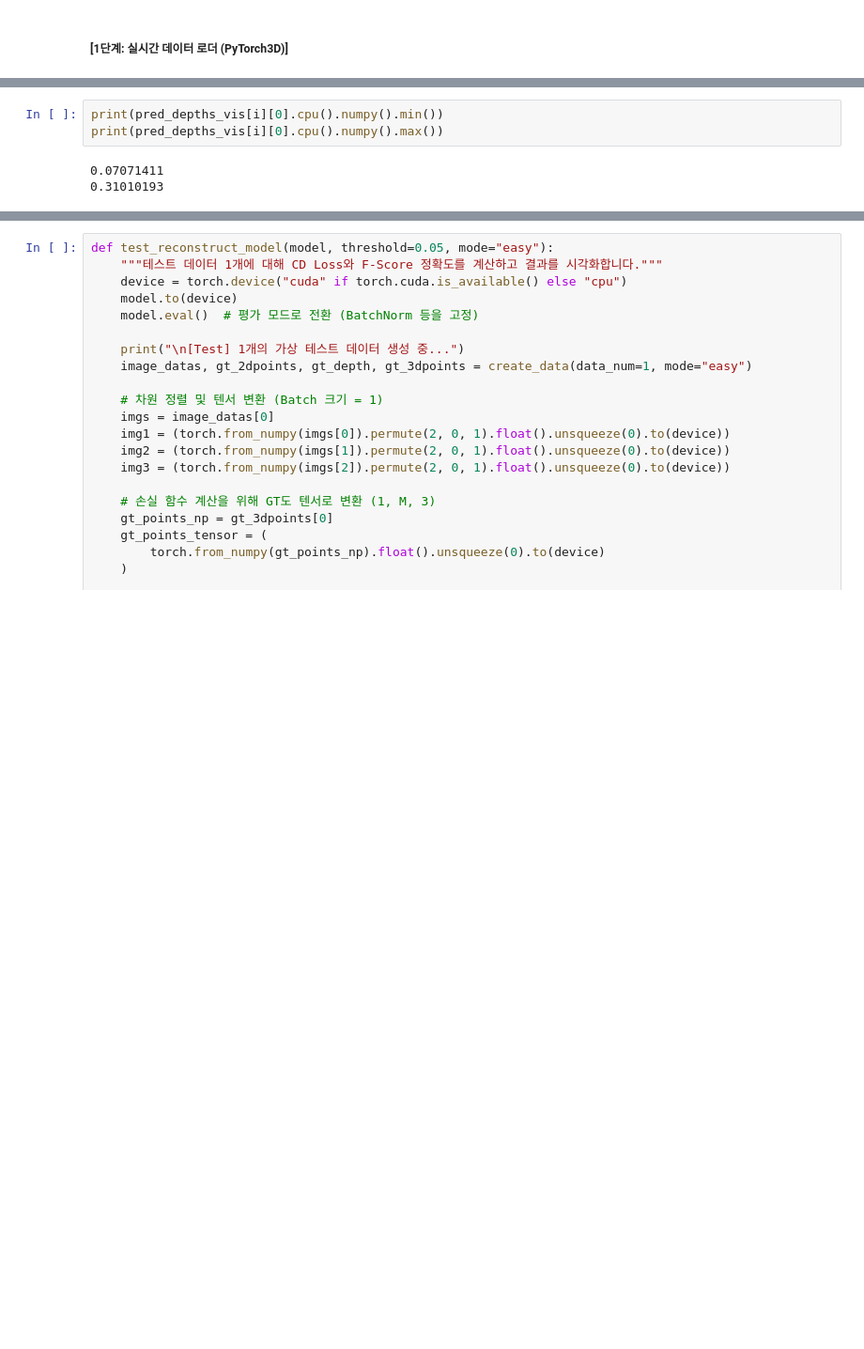
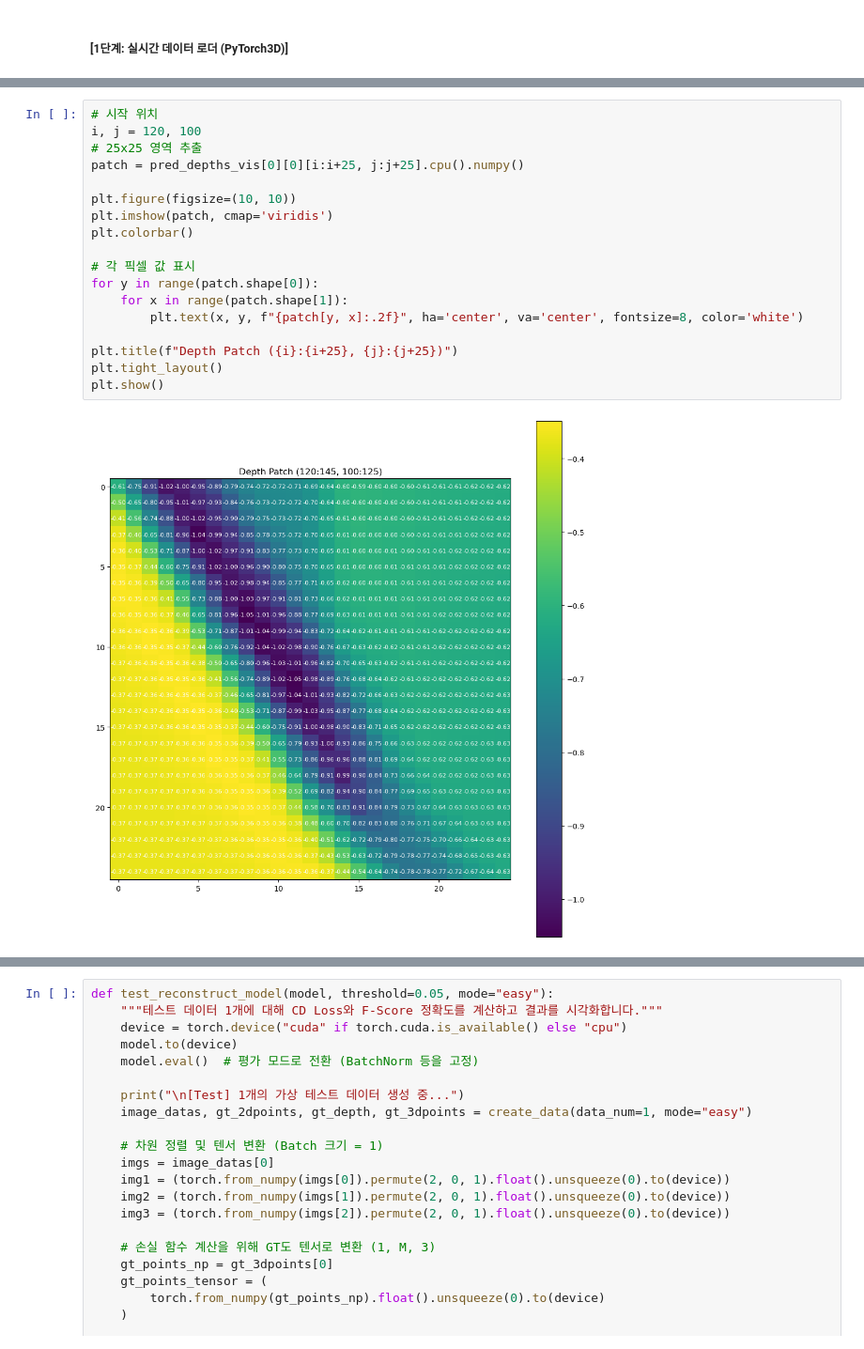
Before and after one commit to Punamjaedol/ToyProject_Lightweight3dReconstruction, a Jupyter notebook: PointCloud/custom3dreconstruction_v2.ipynb, the cells around one changed output, grey strips where cells are left out. Shown at 94% size. Cells and saved outputs as stored; diff of their text form; blank space fills up the shorter version.

```diff
--- a/PointCloud/custom3dreconstruction_v2.ipynb
+++ b/PointCloud/custom3dreconstruction_v2.ipynb
@@ -1825,8 +1887,22 @@ torch.Size([512, 3]) <class 'torch.Tensor'> (1024, 3) <class 'numpy.ndarray'>
 
 3D 시각화 창을 띄웁니다. [왼쪽(초록): 정답 | 가운데: 정답+예측 겹침 | 오른쪽(빨강): 모델예측 | 맨우측(주홍): 예측 입체도형]]
 # %%
-print(pred_depths_vis[i][0].cpu().numpy().min())
-print(pred_depths_vis[i][0].cpu().numpy().max())
+# 시작 위치
+i, j = 120, 100
+# 25x25 영역 추출
+patch = pred_depths_vis[0][0][i:i+25, j:j+25].cpu().numpy()
+
+plt.figure(figsize=(10, 10))
+plt.imshow(patch, cmap='viridis')
+plt.colorbar()
+
+# 각 픽셀 값 표시
+for y in range(patch.shape[0]):
+    for x in range(patch.shape[1]):
+        plt.text(x, y, f"{patch[y, x]:.2f}", ha='center', va='center', fontsize=8, color='white')
+
+plt.title(f"Depth Patch ({i}:{i+25}, {j}:{j+25})")
+plt.tight_layout()
+plt.show()
 # %% [output]
-0.07071411
-0.31010193
+[figure, added]
```
Also changed, not shown: parts of 7 cells of this notebook.
